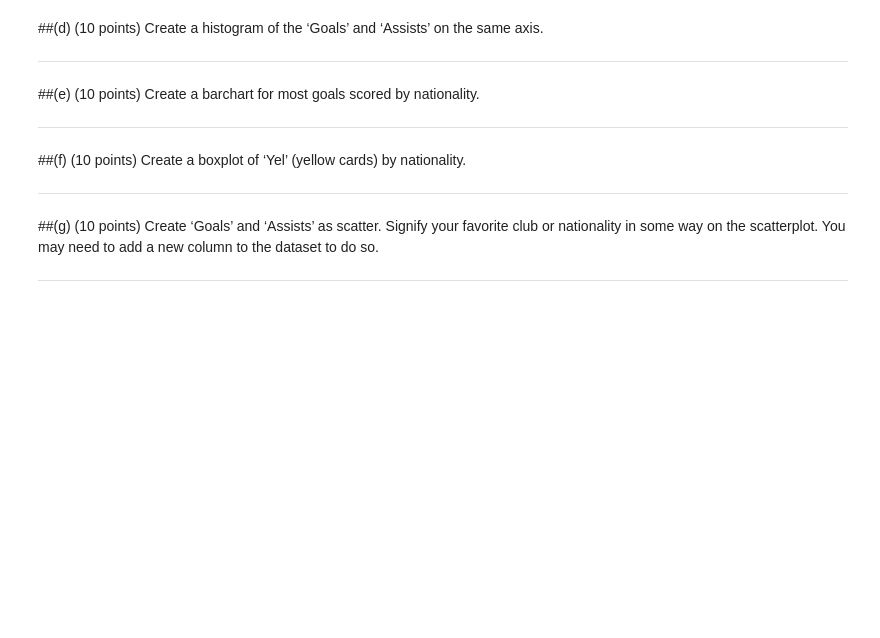
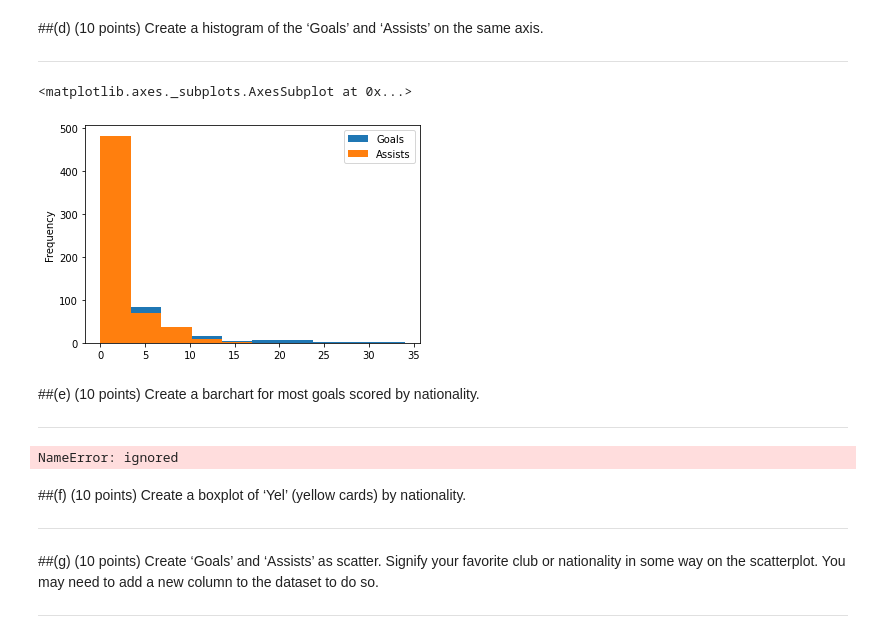
Before and after one commit to ashpou1/data-processing-4313, a Jupyter notebook: EXAM 3.ipynb, the cells around one changed output. Drawn from its saved outputs; the diff is of its cells as text; code cells hidden in the pictures; blank space fills up the shorter version.

```diff
--- a/EXAM 3.ipynb
+++ b/EXAM 3.ipynb
@@ -59,10 +73,22 @@ df1.head(100)
 ##(d) (10 points) Create a histogram of the ‘Goals’ and ‘Assists’ on the same axis.
 
 ---
+# %%
+df[["Goals", "Assists"]].plot.hist()
+# %% [output]
+<matplotlib.axes._subplots.AxesSubplot at 0x...>
+[figure, added]
 # %% [markdown]
 ##(e) (10 points) Create a barchart for most goals scored by nationality.
 
 ---
+# %%
+ax = df2.groupby(['neighbourhood_group','room_type']).price.agg('mean').plot(kind = 'barh',
+                                                                       title = 'Average price in each neighbourhood group',)
+for container in ax.containers:
+    ax.bar_label(container)
+# %% [output]
+NameError: ignored
 # %% [markdown]
 ##(f) (10 points) Create a boxplot of ‘Yel’ (yellow cards) by nationality.
 
```
Also changed, not shown: parts of 6 cells of this notebook.
